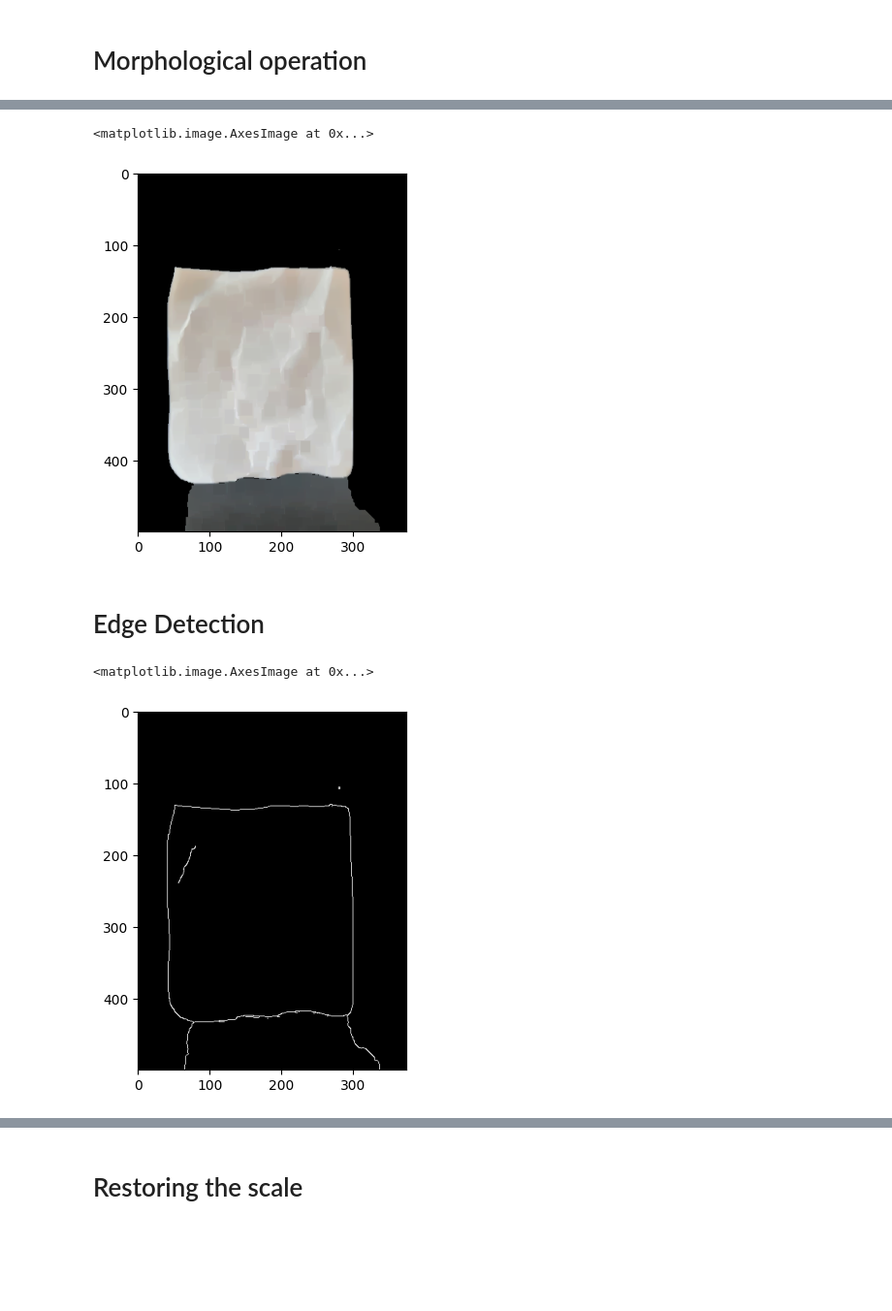
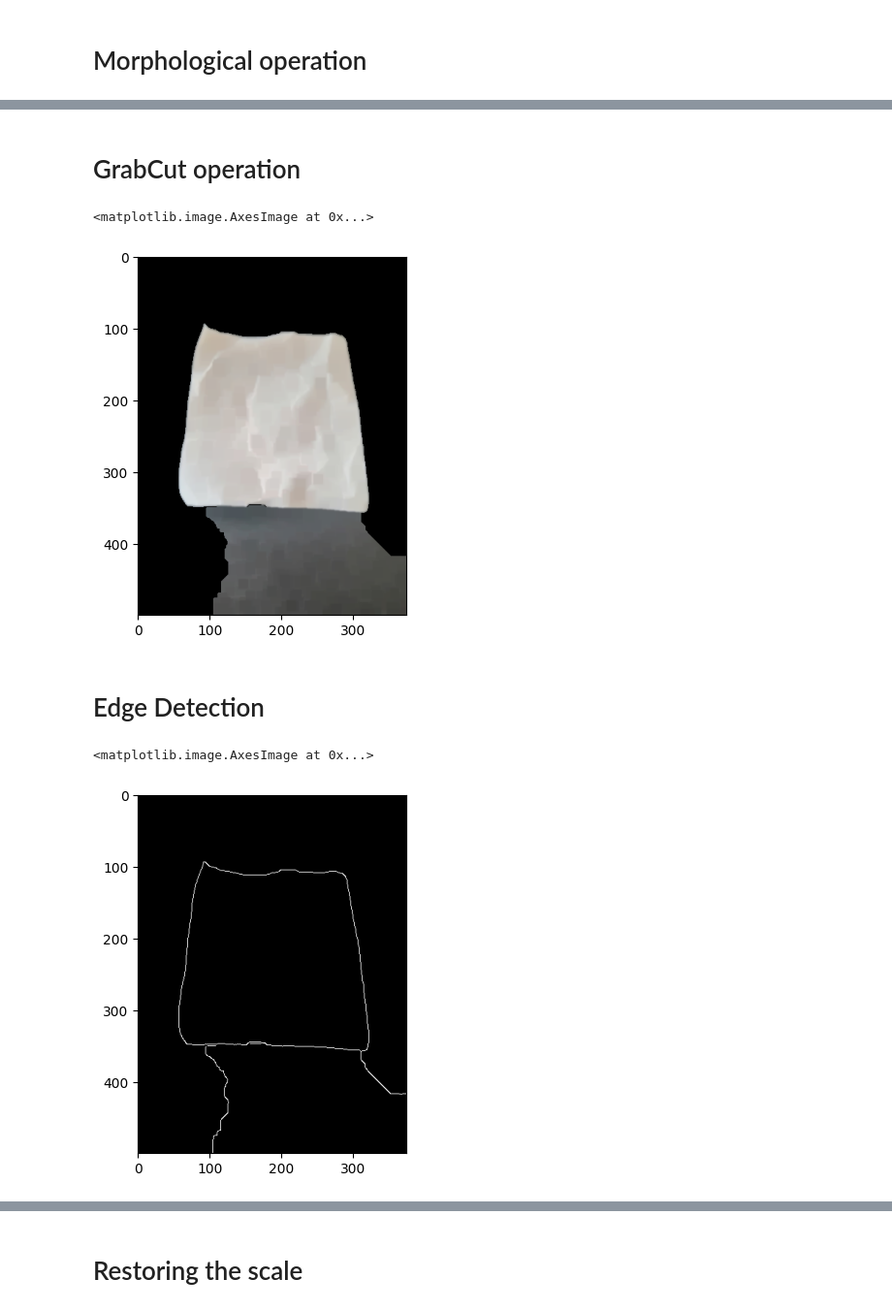
Before and after one commit to rafczar3/Document_Scanner, a Jupyter notebook: document_scanner.ipynb, the cells around one changed output, grey strips where cells are left out. Shown at 97% size. Drawn from its saved outputs; the diff is of its cells as text; code cells hidden in the pictures; blank space fills up the shorter version.

Commit message:
paragon2

```diff
--- a/document_scanner.ipynb
+++ b/document_scanner.ipynb
@@ -10,7 +10,7 @@ import matplotlib.pyplot as plt
 # %% [markdown]
 # Image import
 # %%
-image = cv2.imread('paragon_1.jpg')
+image = cv2.imread('paragon_3.jpg')
 image.shape
 # %% [output]
 (600, 450, 3)
@@ -46,0 +45,3 @@ plt.imshow(cv2.cvtColor(img, cv2.COLOR_BGR2RGB))
+# %%
+img = cv2.GaussianBlur(img, (3,3),0)
+plt.imshow(cv2.cvtColor(img, cv2.COLOR_BGR2RGB))
@@ -47,15 +51,17 @@ plt.imshow(cv2.cvtColor(img, cv2.COLOR_BGR2RGB))
+# %% [markdown]
+# GrabCut operation
 # %%
 mask = np.zeros(img.shape[:2],np.uint8)
 bgdModel = np.zeros((1,65),np.float64)
 fgdModel = np.zeros((1,65),np.float64)
-rect = (3,3,img.shape[1]-3,img.shape[0]-3)
+rect = (20,20,img.shape[1]-20,img.shape[0]-20)
 cv2.grabCut(img,mask,rect,bgdModel,fgdModel,5,cv2.GC_INIT_WITH_RECT)
 mask2 = np.where((mask==2)|(mask==0),0,1).astype('uint8')
 img = img*mask2[:,:,np.newaxis]
 plt.imshow(cv2.cvtColor(img, cv2.COLOR_BGR2RGB))
 # %% [output]
 <matplotlib.image.AxesImage at 0x...>
-[figure, old version]
+[figure, new version]
 # %% [markdown]
 # Edge Detection
 # %%
@@ -63,7 +69,7 @@ edges = cv2.Canny(img, threshold1=75, threshold2=200)
 plt.imshow(cv2.cvtColor(edges, cv2.COLOR_BGR2RGB))
 # %% [output]
 <matplotlib.image.AxesImage at 0x...>
-[figure, old version]
+[figure, new version]
 # %%
 contours = cv2.findContours(image=edges.copy(), mode=cv2.RETR_LIST, method=cv2.CHAIN_APPROX_SIMPLE)
 contours = imutils.grab_contours(contours)
```
Also changed, not shown: parts of 22 cells of this notebook, 2 other files.
